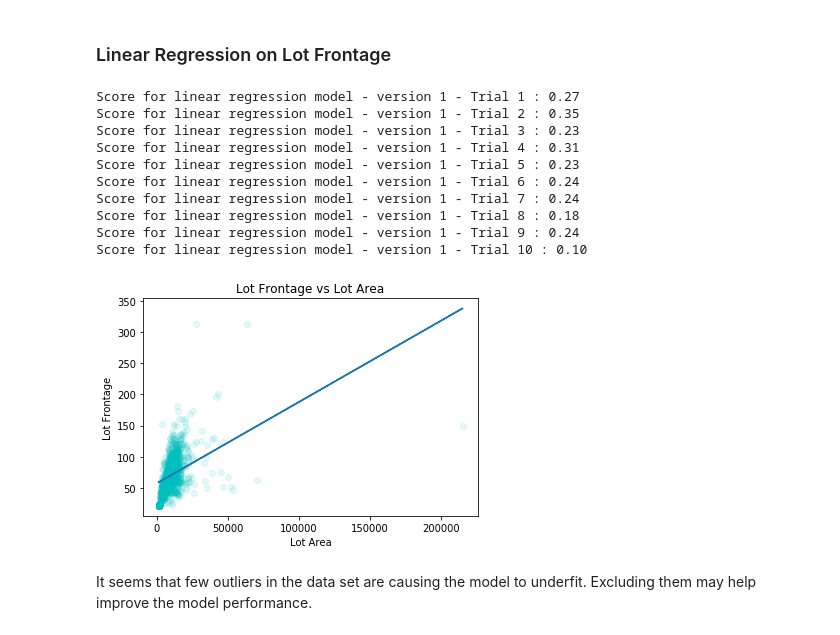
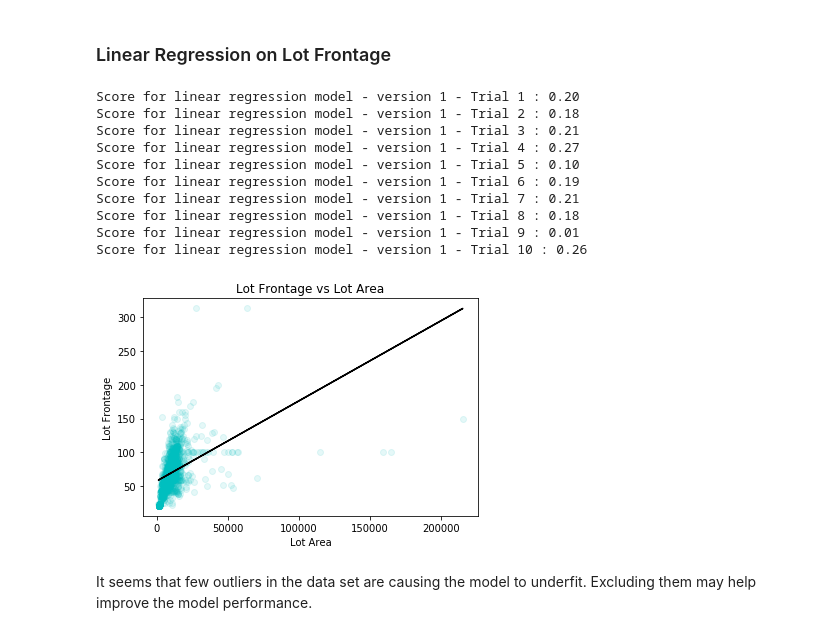
Before and after one commit to AnirudhAchal/Housing-Prices, a Jupyter notebook: Notebooks/Housing Prices .ipynb, the cells around one changed output. Drawn from its saved outputs; the diff is of its cells as text; code cells hidden in the pictures.

Commit message:
Lot Frontage feature complete

```diff
--- a/Notebooks/Housing Prices .ipynb
+++ b/Notebooks/Housing Prices .ipynb
@@ -384,46 +384,46 @@ from sklearn.linear_model import LinearRegression
 from sklearn.model_selection import train_test_split
 
 # Setting features matrix X with only one feature ie LotArea
-X = train_df.loc[pd.notnull(df['LotFrontage']), 'LotArea'].to_numpy().astype('int64').reshape(-1, 1)
+X = df.loc[pd.notnull(df['LotFrontage']), 'LotArea'].to_numpy().astype('int64').reshape(-1, 1)
 
 # Setting prediction matrix y with LotFrontage feature
-y = train_df.loc[pd.notnull(df['LotFrontage']), 'LotFrontage'].ravel().astype('int64').reshape(-1, 1)
+y = df.loc[pd.notnull(df['LotFrontage']), 'LotFrontage'].ravel().astype('int64').reshape(-1, 1)
 
 # Greating Linear Regression model
 lr_1 = LinearRegression()
 
 # Train model (with all valid training examples)
 lr_1.fit(X, y)
 
 # Checking the performance of the trained model
 for i in range(10):
     X_train, X_test, y_train, y_test = train_test_split(X, y, test_size = 0.2)
     print('Score for linear regression model - version 1 - Trial {0} : {1:.2f}'.format(i + 1, lr_1.score(X_test, y_test)))
 
 # Getting Predictions
 prediction_y = lr_1.predict(X)
 
 # Plot the Predictions
 plt.scatter(df['LotArea'], df['LotFrontage'], color = 'c', alpha = 0.1);
-plt.plot(X, prediction_y)
+plt.plot(X, prediction_y, color = 'k')
 
 plt.title('Lot Frontage vs Lot Area')
 plt.xlabel('Lot Area')
 plt.ylabel('Lot Frontage')
 
 plt.show()
 # %% [output]
-Score for linear regression model - version 1 - Trial 1 : 0.27
-Score for linear regression model - version 1 - Trial 2 : 0.35
-Score for linear regression model - version 1 - Trial 3 : 0.23
-Score for linear regression model - version 1 - Trial 4 : 0.31
-Score for linear regression model - version 1 - Trial 5 : 0.23
-Score for linear regression model - version 1 - Trial 6 : 0.24
-Score for linear regression model - version 1 - Trial 7 : 0.24
+Score for linear regression model - version 1 - Trial 1 : 0.20
+Score for linear regression model - version 1 - Trial 2 : 0.18
+Score for linear regression model - version 1 - Trial 3 : 0.21
+Score for linear regression model - version 1 - Trial 4 : 0.27
+Score for linear regression model - version 1 - Trial 5 : 0.10
+Score for linear regression model - version 1 - Trial 6 : 0.19
+Score for linear regression model - version 1 - Trial 7 : 0.21
 Score for linear regression model - version 1 - Trial 8 : 0.18
-Score for linear regression model - version 1 - Trial 9 : 0.24
-Score for linear regression model - version 1 - Trial 10 : 0.10
+Score for linear regression model - version 1 - Trial 9 : 0.01
+Score for linear regression model - version 1 - Trial 10 : 0.26
-[figure, old version]
+[figure, new version]
 # %% [markdown]
 It seems that few outliers in the data set are causing the model to underfit. Excluding them may help improve the model performance.
 # %%
```
Also changed, not shown: parts of 12 cells of this notebook.
